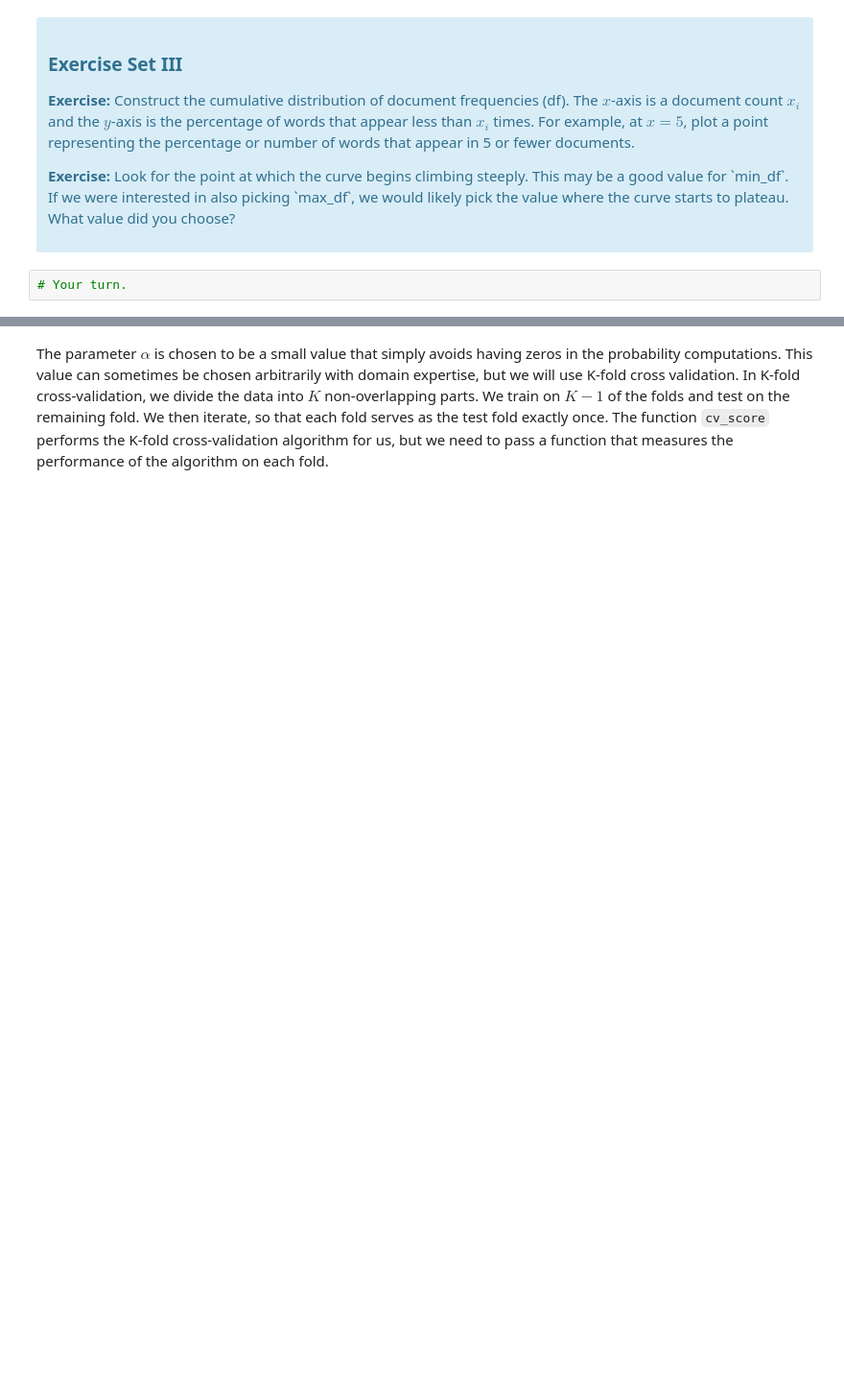
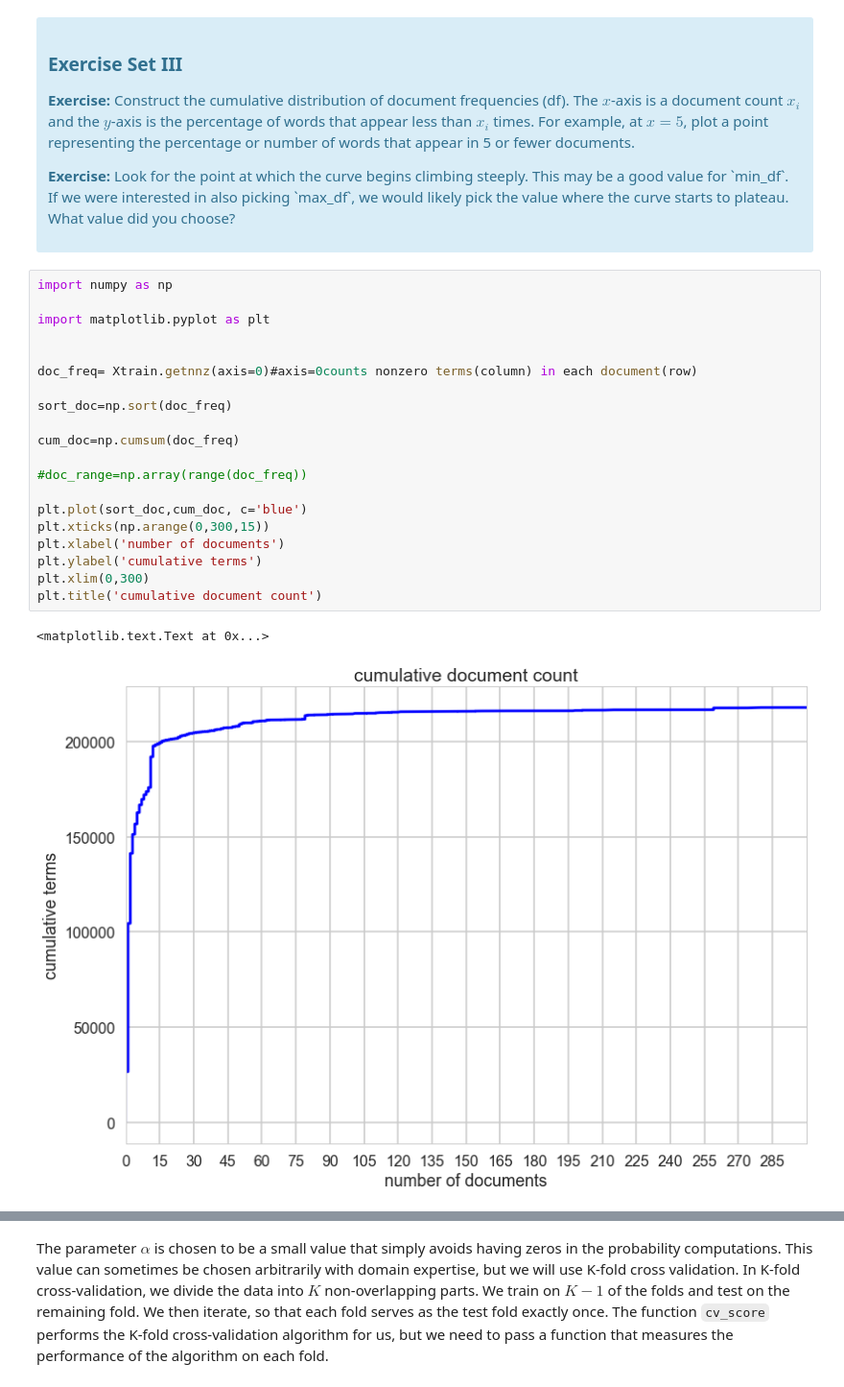
Before and after one commit to augustineM/mini_projects, a Jupyter notebook: Naive_Bayes/Mini_Project_Naive_Bayes.ipynb, the cells around one changed output, grey strips where cells are left out. Shown: that part at 96% size. Drawn from its saved outputs; the diff is of its cells as text; blank space fills up the shorter version.

```diff
--- a/Naive_Bayes/Mini_Project_Naive_Bayes.ipynb
+++ b/Naive_Bayes/Mini_Project_Naive_Bayes.ipynb
@@ -294,5 +328,26 @@ First, let's find an appropriate value for `min_df` for the `CountVectorizer`. `
 
 <p><b>Exercise:</b> Look for the point at which the curve begins climbing steeply. This may be a good value for `min_df`. If we were interested in also picking `max_df`, we would likely pick the value where the curve starts to plateau. What value did you choose?</p>
 </div>
-# %%
-# Your turn.
+# %%
+import numpy as np
+
+import matplotlib.pyplot as plt
+
+
+doc_freq= Xtrain.getnnz(axis=0)#axis=0counts nonzero terms(column) in each document(row)
+
+sort_doc=np.sort(doc_freq)
+
+cum_doc=np.cumsum(doc_freq)
+
+#doc_range=np.array(range(doc_freq))
+
+plt.plot(sort_doc,cum_doc, c='blue')
+plt.xticks(np.arange(0,300,15))
+plt.xlabel('number of documents')
+plt.ylabel('cumulative terms')
+plt.xlim(0,300)
+plt.title('cumulative document count')
+# %% [output]
+<matplotlib.text.Text at 0x...>
+[figure, added]
```
Also changed, not shown: parts of 35 cells of this notebook.
